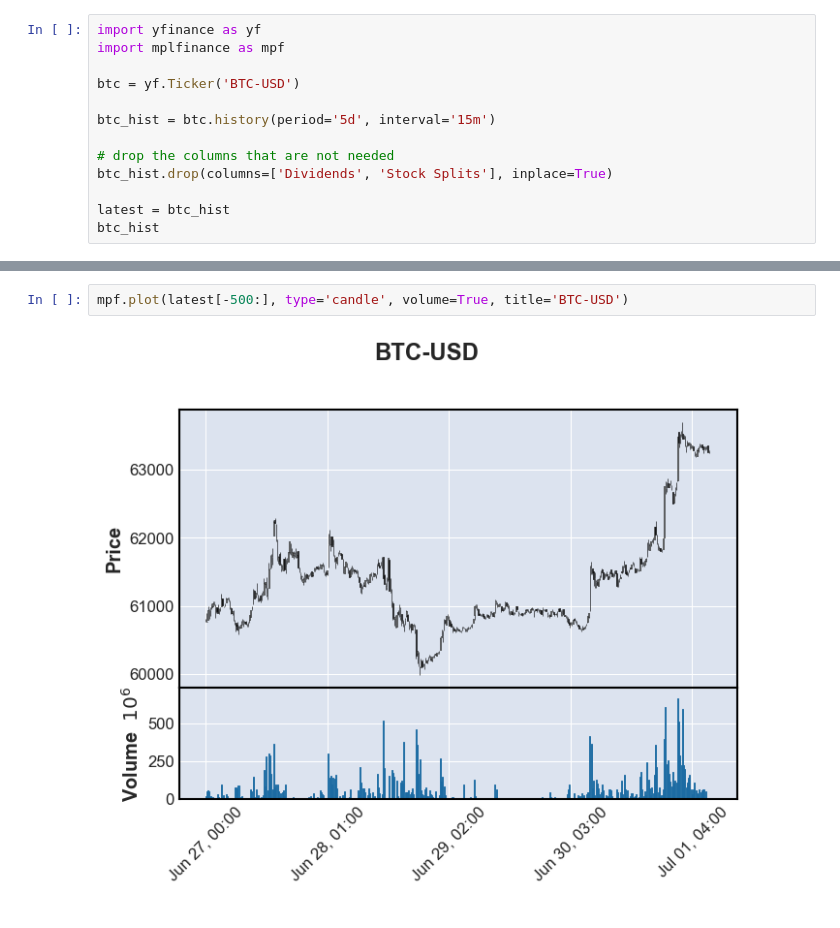
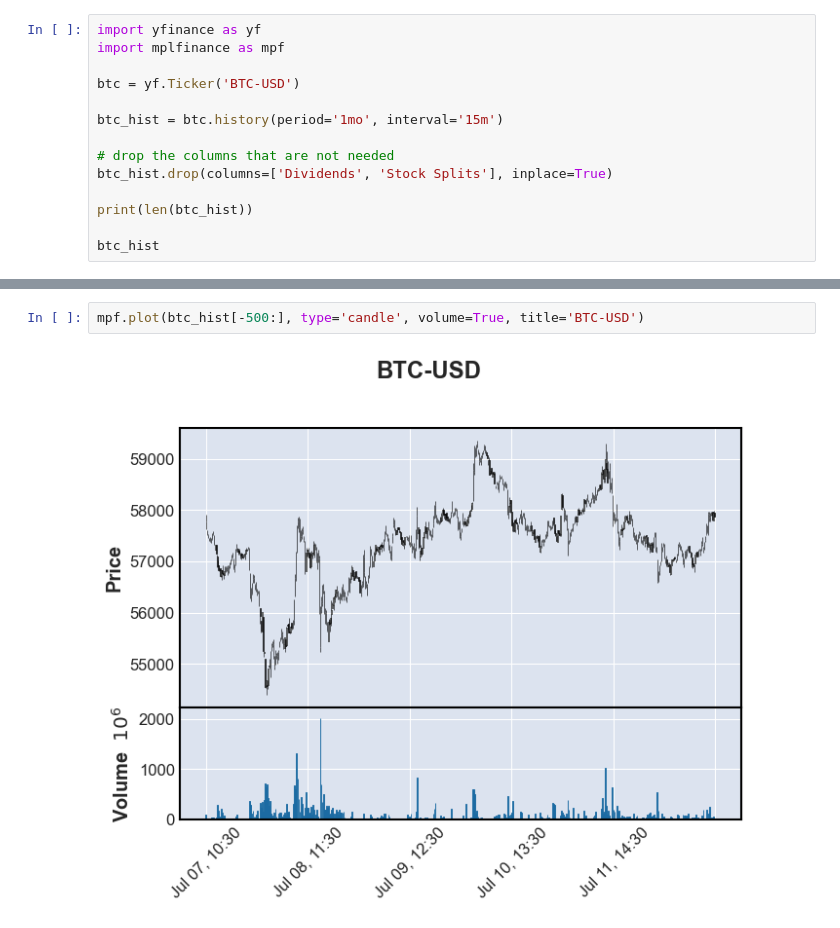
Before and after one commit to TidyMaze/finance, a Jupyter notebook: test.ipynb, the cells around one changed output, grey strips where cells are left out. Saved outputs shown, nothing was run; the diff lists cells and outputs as text.

```diff
--- a/test.ipynb
+++ b/test.ipynb
@@ -4,11 +4,12 @@ import mplfinance as mpf
 
 btc = yf.Ticker('BTC-USD')
 
-btc_hist = btc.history(period='5d', interval='15m')
+btc_hist = btc.history(period='1mo', interval='15m')
 
 # drop the columns that are not needed
 btc_hist.drop(columns=['Dividends', 'Stock Splits'], inplace=True)
 
-latest = btc_hist
+print(len(btc_hist))
+
 btc_hist
 # %% [output]
@@ -29,7 +31,7 @@ btc_hist
 # %%
-mpf.plot(latest[-500:], type='candle', volume=True, title='BTC-USD')
+mpf.plot(btc_hist[-500:], type='candle', volume=True, title='BTC-USD')
 # %% [output]
-[figure, old version]
+[figure, new version]
 # %%
 # compute most popular indicators using ta library.
 import pandas as pd
```
Also changed, not shown: parts of 35 cells of this notebook, 1 other file.
